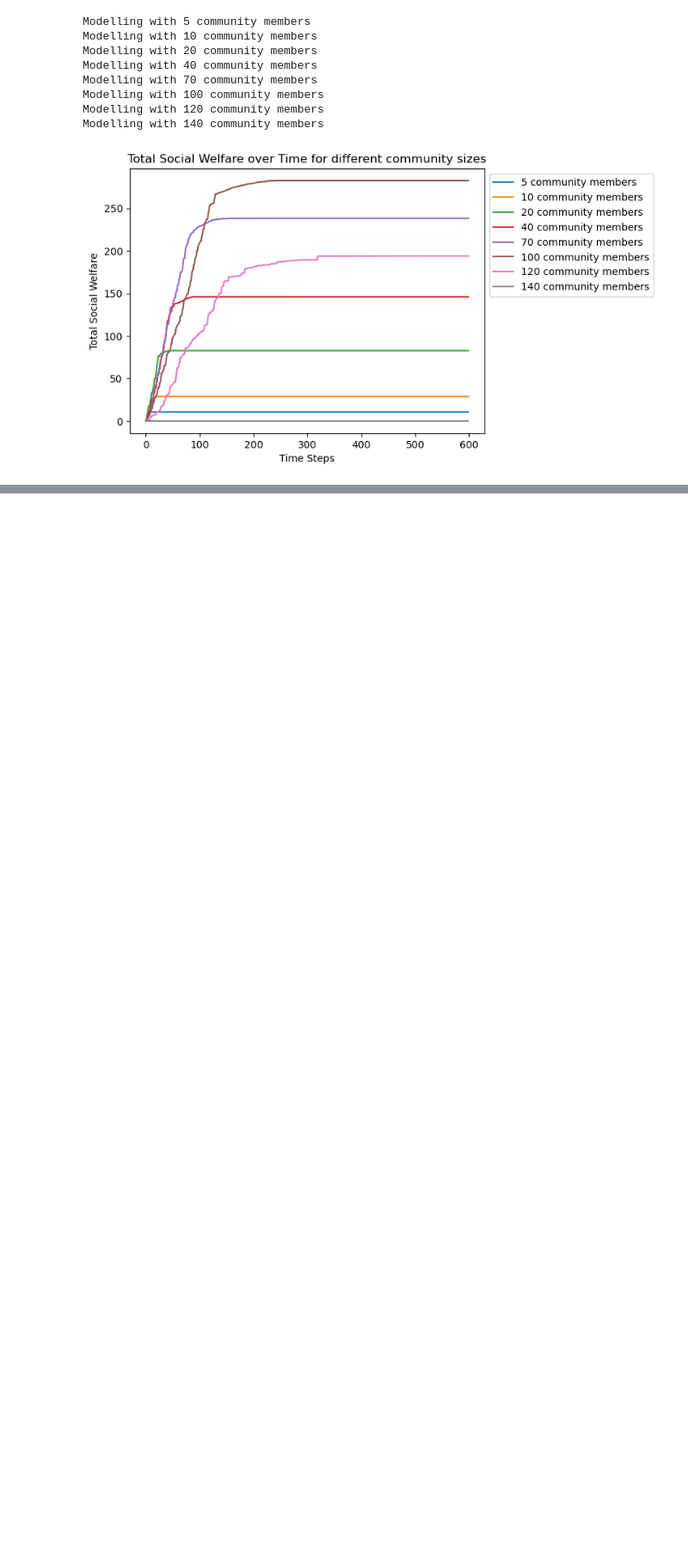
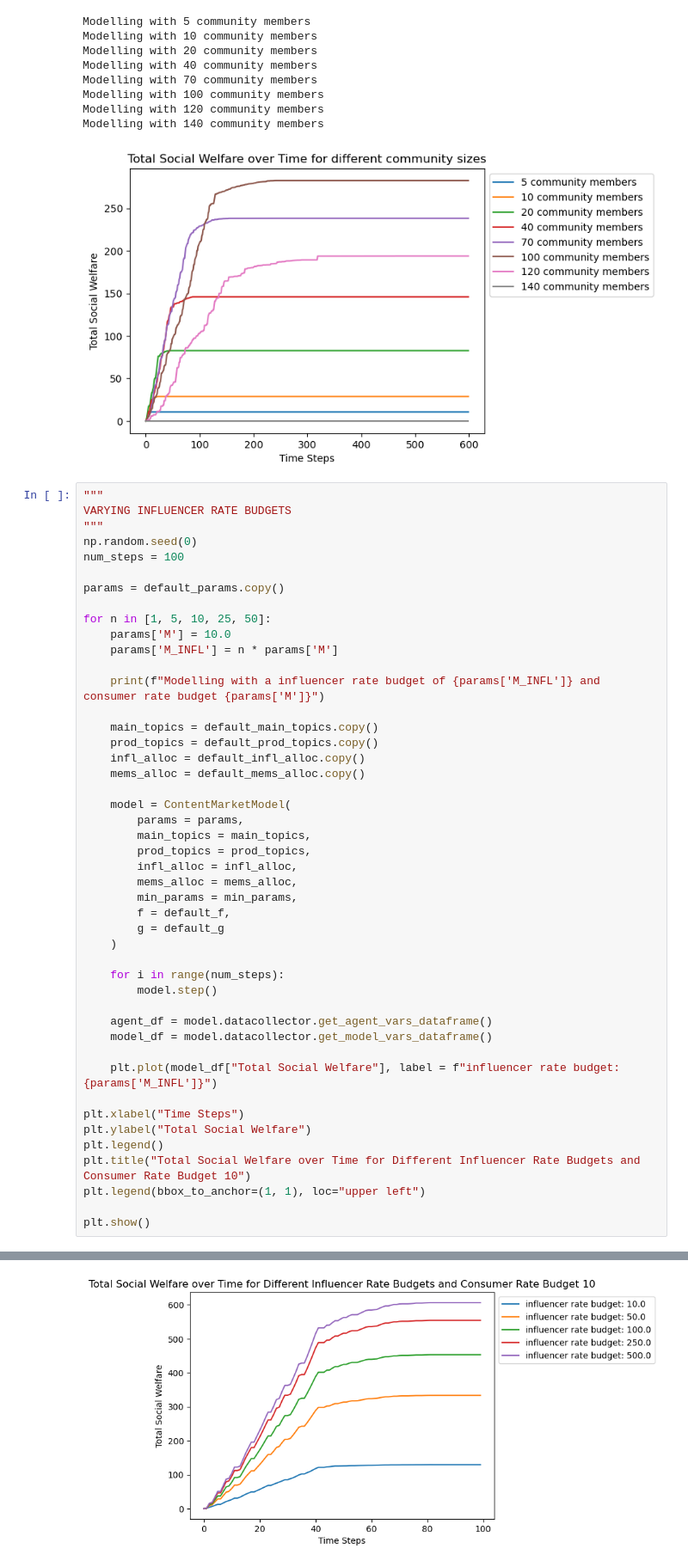
Before and after one commit to raymondmliu/multiagent-content-market, a Jupyter notebook: results.ipynb, the cells around one changed output, grey strips where cells are left out. Shown at 86% size. Saved outputs shown, nothing was run; the diff lists cells and outputs as text; blank space fills up the shorter version.

Commit message:
Fixed the rate budget graphs

```diff
--- a/results.ipynb
+++ b/results.ipynb
@@ -129,3 +129,50 @@ Modelling with 100 community members
 Modelling with 120 community members
 Modelling with 140 community members
 [figure]
+# %%
+"""
+VARYING INFLUENCER RATE BUDGETS
+"""
+np.random.seed(0)
+num_steps = 100
+
+params = default_params.copy()
+
+for n in [1, 5, 10, 25, 50]:
+    params['M'] = 10.0
+    params['M_INFL'] = n * params['M']
+
+    print(f"Modelling with a influencer rate budget of {params['M_INFL']} and consumer rate budget {params['M']}")
+
+    main_topics = default_main_topics.copy()
+    prod_topics = default_prod_topics.copy()
+    infl_alloc = default_infl_alloc.copy()
+    mems_alloc = default_mems_alloc.copy()
+
+    model = ContentMarketModel(
+        params = params,
+        main_topics = main_topics,
+        prod_topics = prod_topics,
+        infl_alloc = infl_alloc,
+        mems_alloc = mems_alloc,
+        min_params = min_params,
+        f = default_f,
+        g = default_g
+    )
+
+    for i in range(num_steps):
+        model.step()
+
+    agent_df = model.datacollector.get_agent_vars_dataframe()
+    model_df = model.datacollector.get_model_vars_dataframe()
+
+    plt.plot(model_df["Total Social Welfare"], label = f"influencer rate budget: {params['M_INFL']}")
+
+plt.xlabel("Time Steps")
+plt.ylabel("Total Social Welfare")
+plt.legend()
+plt.title("Total Social Welfare over Time for Different Influencer Rate Budgets and Consumer Rate Budget 10")
+plt.legend(bbox_to_anchor=(1, 1), loc="upper left")
+
+plt.show()
+# %% [output]
@@ -132,3 +184,4 @@ Modelling with 140 community members
+[figure, added]
 # %%
 """
 VARYING RATE BUDGET RATIOS
```
Also changed, not shown: parts of 3 cells of this notebook.
